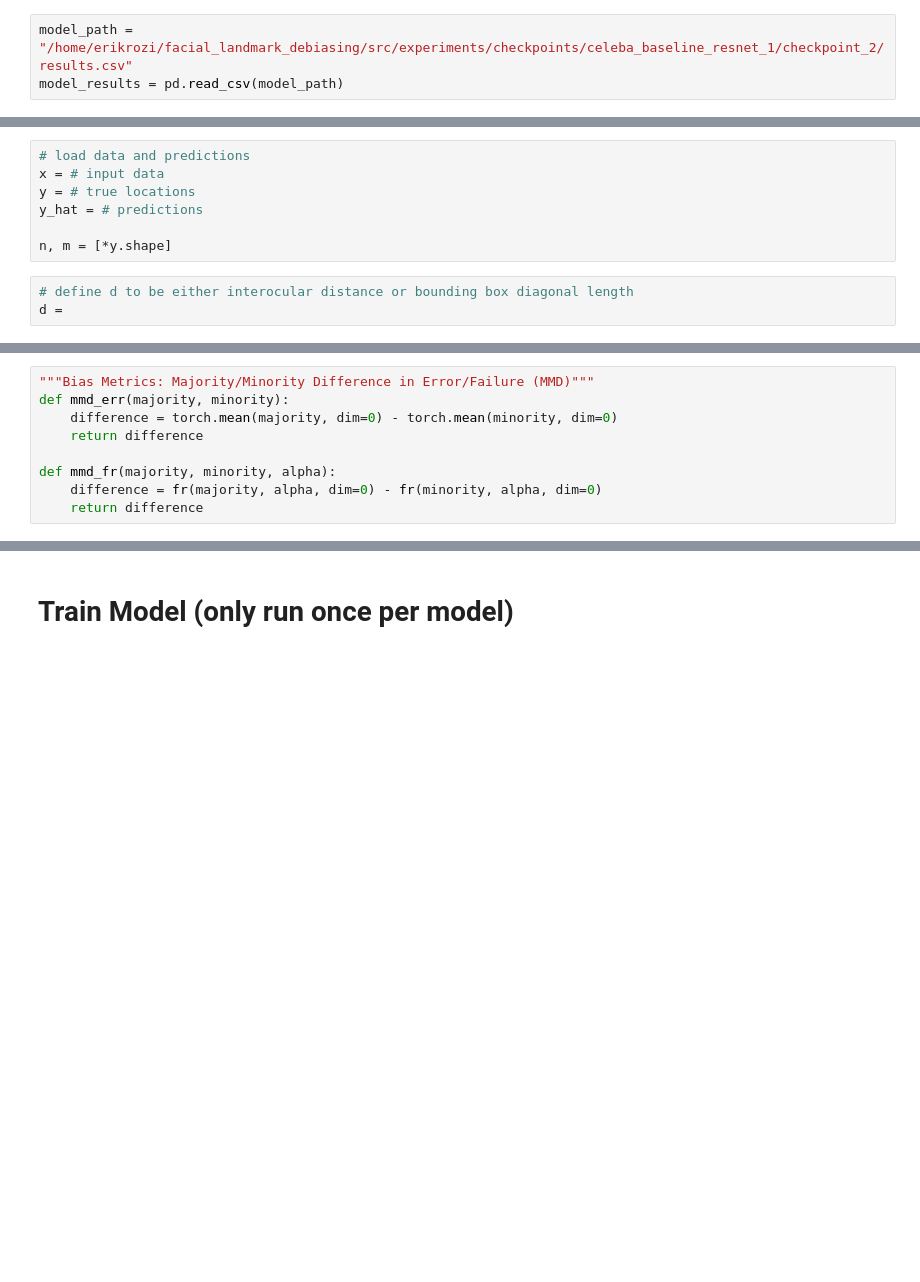
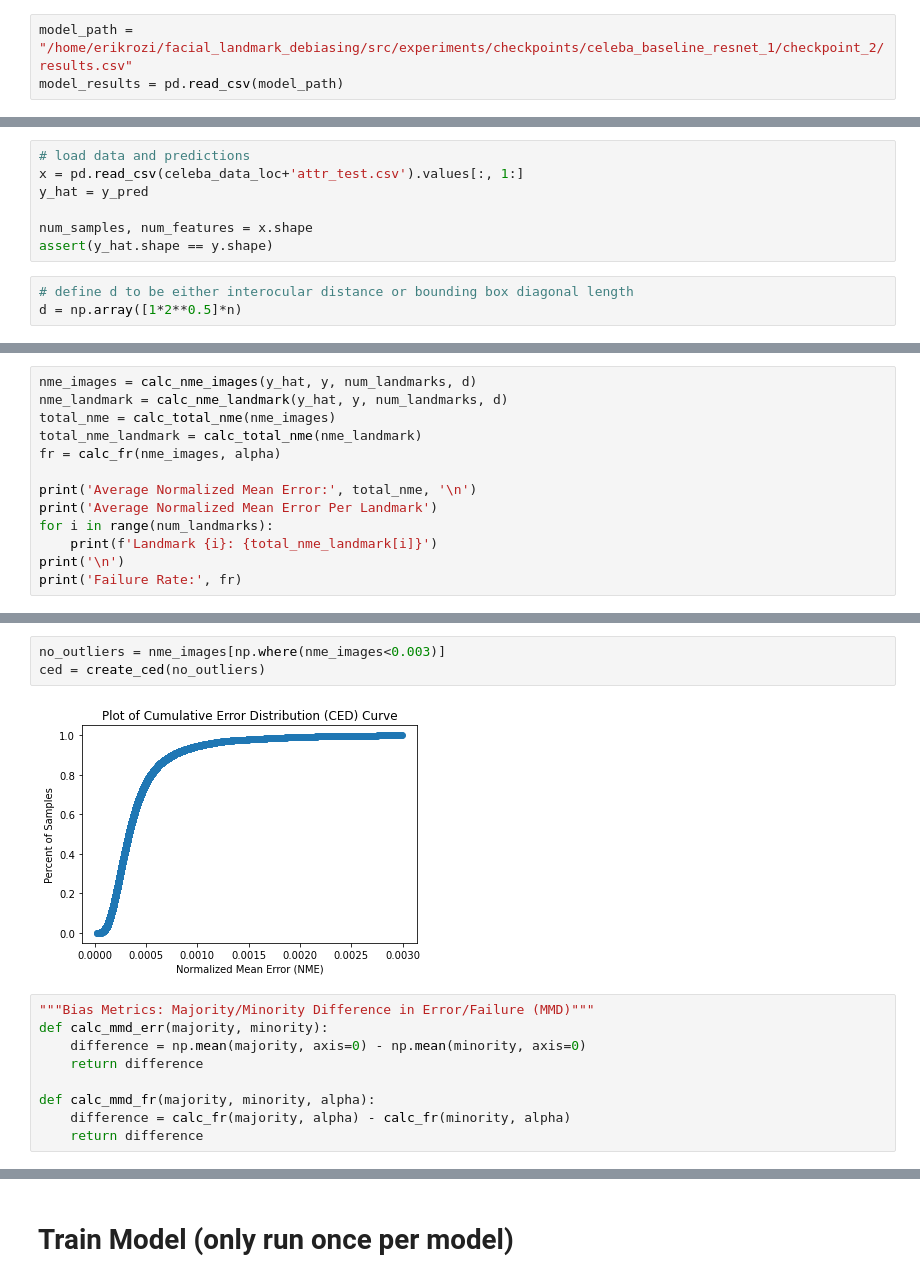
Before and after one commit to erikrozi/facial_landmark_debiasing, a Jupyter notebook: notebooks/evaluation.ipynb, the cells around one changed output, grey strips where cells are left out. Saved outputs shown, nothing was run; the diff lists cells and outputs as text; blank space fills up the shorter version.

Commit message:
celeb-a evaluation.ipynb

```diff
--- a/notebooks/evaluation.ipynb
+++ b/notebooks/evaluation.ipynb
@@ -148,13 +160,13 @@ plt.show()
-# %%
-# load data and predictions
-x = # input data
-y = # true locations
-y_hat = # predictions
-
-n, m = [*y.shape]
+# %%
+# load data and predictions
+x = pd.read_csv(celeba_data_loc+'attr_test.csv').values[:, 1:]
+y_hat = y_pred
+
+num_samples, num_features = x.shape
+assert(y_hat.shape == y.shape)
 # %%
 # define d to be either interocular distance or bounding box diagonal length
-d =
+d = np.array([1*2**0.5]*n)
 # %%
 """
 Z = list of lists, where each entry is [sensitive attribute column number, majority condition]
@@ -217,0 +220,13 @@ TypeError: sort(): argument 'input' (position 1) must be Tensor, not function
+# %%
+nme_images = calc_nme_images(y_hat, y, num_landmarks, d)
+nme_landmark = calc_nme_landmark(y_hat, y, num_landmarks, d)
+total_nme = calc_total_nme(nme_images)
+total_nme_landmark = calc_total_nme(nme_landmark)
+fr = calc_fr(nme_images, alpha)
+
+print('Average Normalized Mean Error:', total_nme, '\n')
+print('Average Normalized Mean Error Per Landmark')
+for i in range(num_landmarks):
+    print(f'Landmark {i}: {total_nme_landmark[i]}')
+print('\n')
+print('Failure Rate:', fr)
@@ -218,11 +245,16 @@ TypeError: sort(): argument 'input' (position 1) must be Tensor, not function
+# %%
+no_outliers = nme_images[np.where(nme_images<0.003)]
+ced = create_ced(no_outliers)
+# %% [output]
+[figure, added]
 # %%
 """Bias Metrics: Majority/Minority Difference in Error/Failure (MMD)"""
-def mmd_err(majority, minority):
-    difference = torch.mean(majority, dim=0) - torch.mean(minority, dim=0)
+def calc_mmd_err(majority, minority):
+    difference = np.mean(majority, axis=0) - np.mean(minority, axis=0)
     return difference
 
-def mmd_fr(majority, minority, alpha):
-    difference = fr(majority, alpha, dim=0) - fr(minority, alpha, dim=0)
+def calc_mmd_fr(majority, minority, alpha):
+    difference = calc_fr(majority, alpha) - calc_fr(minority, alpha)
     return difference
 # %%
 """ Within each loop:
```
Also changed, not shown: parts of 18 cells of this notebook.
